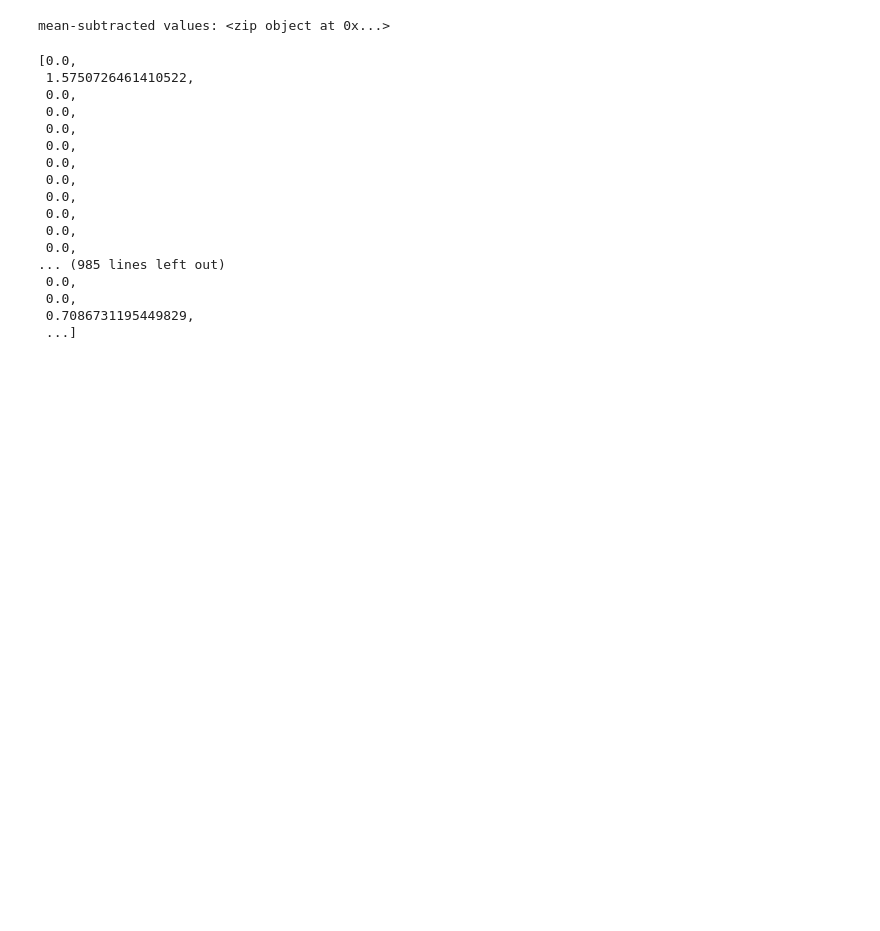
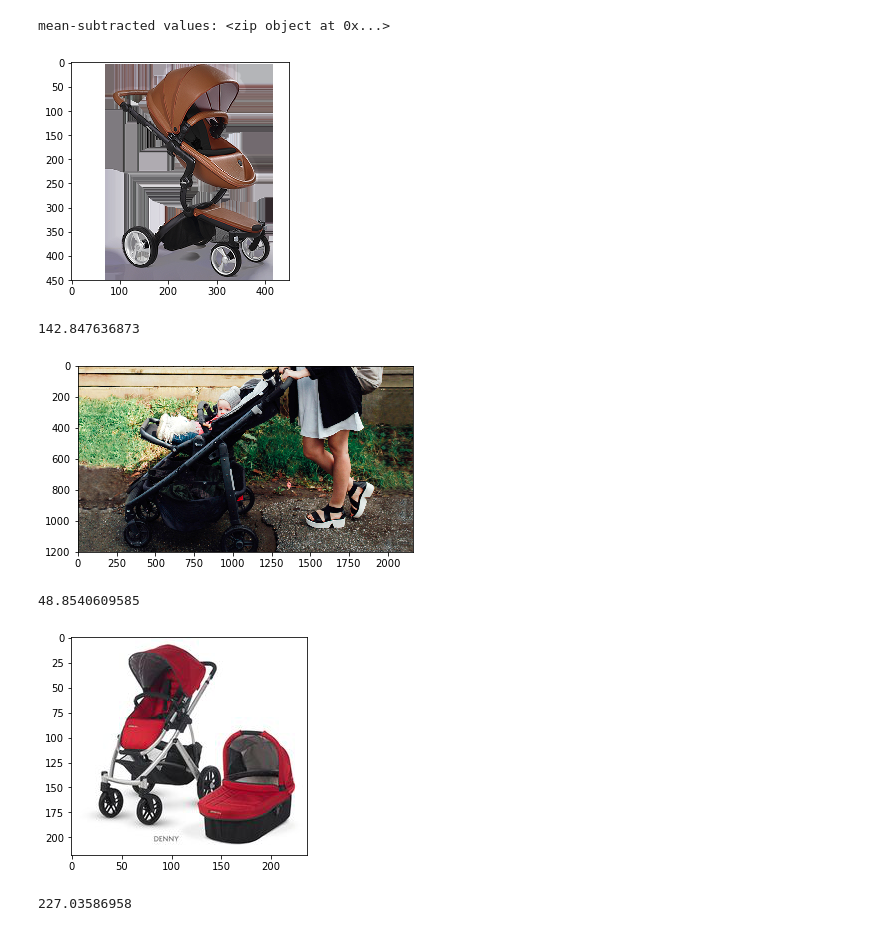
Before and after one commit to hzhang0/AmazonPricePredictor, a Jupyter notebook: Final Model/LoadFinalModel.ipynb, the cells around one changed output. Cells and saved outputs as stored; diff of their text form; code cells hidden in the pictures; blank space fills up the shorter version.

```diff
--- a/Final Model/LoadFinalModel.ipynb
+++ b/Final Model/LoadFinalModel.ipynb
@@ -1,7 +3,6 @@
 # %%
 import os
 import numpy as np
-import matplotlib.pyplot as plt
 import sys
 caffe_root = '/home/stephanos/Development/caffe-master/'  # this file should be run from {caffe_root}/examples (otherwise change this line)
 sys.path.insert(0, caffe_root + 'python')
@@ -9,7 +10,10 @@ import pickle
 import caffe
 from sklearn.feature_extraction.text import CountVectorizer
 from sklearn.ensemble import GradientBoostingRegressor
+from scipy.sparse import hstack
 import matplotlib.pyplot as plt
+import matplotlib.image as mpimg
+
 # Load the R-CNN model from disk...
 
 caffe.set_device(0)  # if we have multiple GPUs, pick the first one
@@ -34,8 +38,6 @@ transformer.set_mean('data', mu)            # subtract the dataset-mean value in
 transformer.set_raw_scale('data', 255)      # rescale from [0, 1] to [0, 255]
 transformer.set_channel_swap('data', (2,1,0))  # swap channels from RGB to BGR
 
-
-
 # set the size of the input (we can skip this if we're happy
 #  with the default; we can also change it later, e.g., for different batch sizes)
 rcnn_net.blobs['data'].reshape(50,        # batch size
@@ -48,6 +50,12 @@ countvect = pickle.load(open('countvect','rb'))
 
 
 def getPrice(imagePath, title):
+
+    #show the image
+    img = mpimg.imread('your_image.png')
+    imgplot = plt.imshow(img)
+    plt.show()
+
     # transform the image and copy it into the net
     image = caffe.io.load_image(imagePath)
 
@@ -72,31 +80,31 @@ def getPrice(imagePath, title):
     # Get the features:
     features = rcnn_net.blobs.get('fc7').data[0].tolist()
 
-    #show the image
-    plt.imshow(image)
+    # Combine image features and title features:
+    #allfeatures = hstack(features.values, countvect.fit_transform(['title'])).toarray()
+
+    #print(type(features))
+    #print(type(countvect.transform([title]).toarray()[0]))
+    allfeatures = features + countvect.transform([title]).toarray()[0].tolist()
+    #print(len(allfeatures))
 
     #get the price
-    return gb.predict(features + countvect.transform([title]).toarray()[0])[0]
+    return gb.predict(features + countvect.transform([title]).toarray()[0].tolist())[0]
+    #return gb.predict(allfeatures)[0]
 # %% [output]
 mean-subtracted values: <zip object at 0x...>
-# %%
-test_path = "/home/stephanos/Downloads/courses/HackOnData-2017/Amazon/baby/images/0188399313|41SwthpdD9L._SX300_.jpg"
-getPrice(test_path, 'brown stroller')
-# %% [output]
-[0.0,
- 1.5750726461410522,
- 0.0,
- 0.0,
- 0.0,
- 0.0,
- 0.0,
- 0.0,
- 0.0,
- 0.0,
- 0.0,
- 0.0,
-... (985 lines left out)
- 0.0,
- 0.0,
- 0.7086731195449829,
- ...]
+# %%
+test1 = 'stroller_brown.png'
+test2 = 'stroller_unclear.jpg'
+test3 = 'stroller_carryon.jpg'
+
+print(getPrice(test1, "Brown stroller"))
+print(getPrice(test2, "Black Stroller"))
+print(getPrice(test3, "Stroller with car seat"))
+# %% [output]
+[figure, added]
+142.847636873
+[figure, added]
+48.8540609585
+[figure, added]
+227.03586958
```
Also changed, not shown: parts of 1 cell of this notebook, 1 other file.
